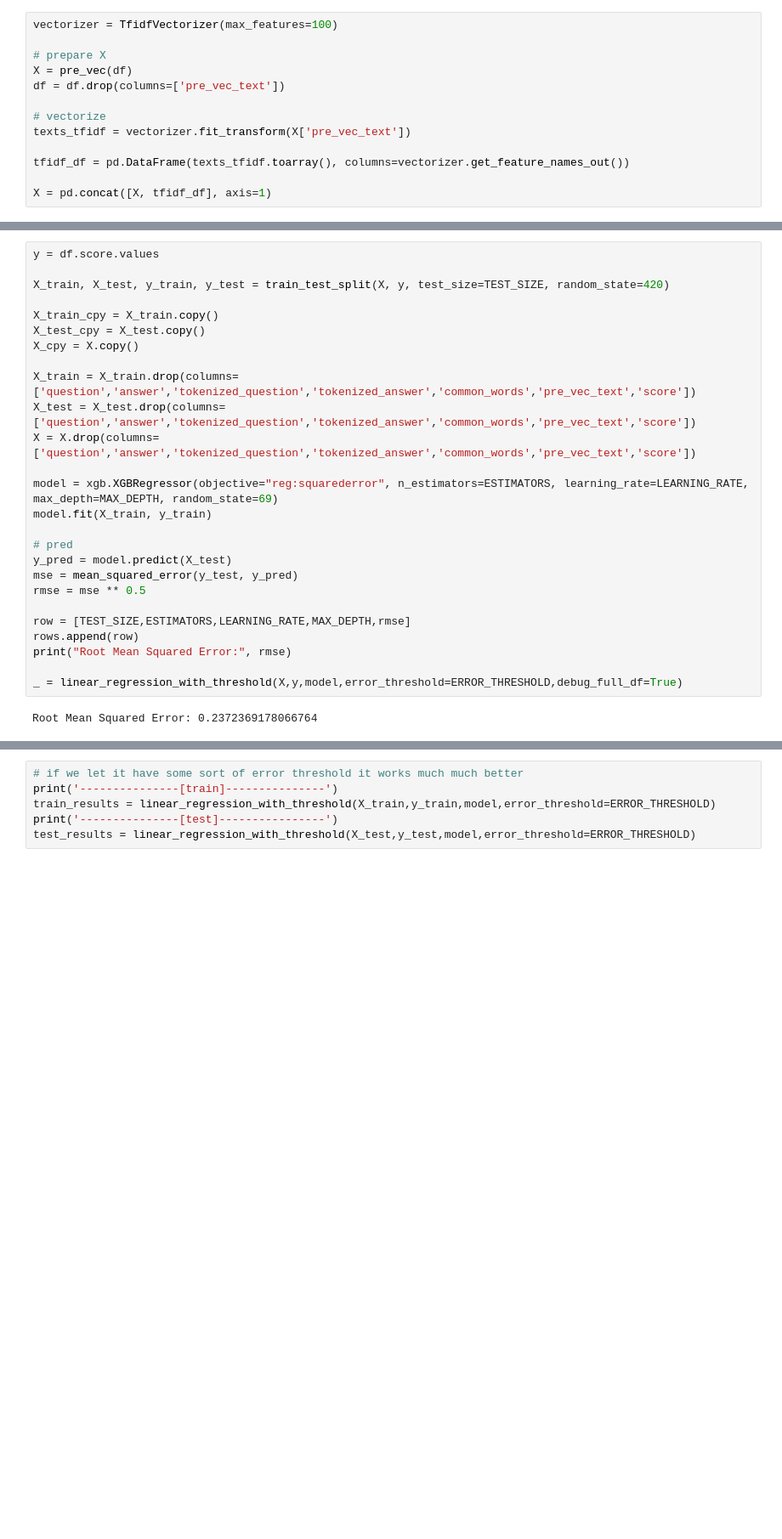
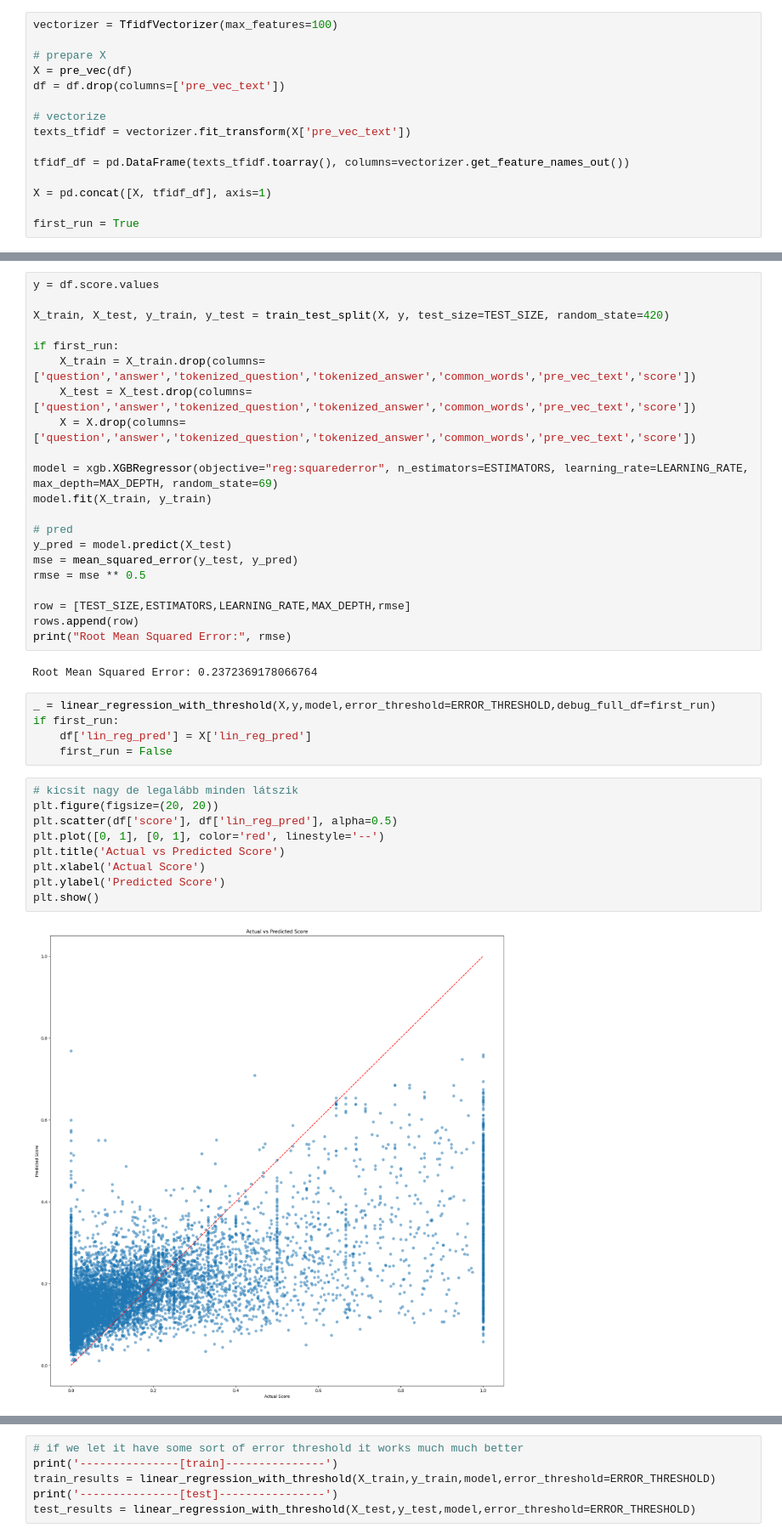
Before and after one commit to yarathealmighty/dumps, a Jupyter notebook: notebooks/askhu_ipynb.ipynb, the cells around one changed output, grey strips where cells are left out. Shown at 85% size. Drawn from its saved outputs; the diff is of its cells as text; blank space fills up the shorter version.

```diff
--- a/notebooks/askhu_ipynb.ipynb
+++ b/notebooks/askhu_ipynb.ipynb
@@ -379,6 +383,8 @@ texts_tfidf = vectorizer.fit_transform(X['pre_vec_text'])
 tfidf_df = pd.DataFrame(texts_tfidf.toarray(), columns=vectorizer.get_feature_names_out())
 
 X = pd.concat([X, tfidf_df], axis=1)
+
+first_run = True
 # %%
 rows = []
 # %%
@@ -394,13 +400,10 @@ y = df.score.values
 
 X_train, X_test, y_train, y_test = train_test_split(X, y, test_size=TEST_SIZE, random_state=420)
 
-X_train_cpy = X_train.copy()
-X_test_cpy = X_test.copy()
-X_cpy = X.copy()
-
-X_train = X_train.drop(columns=['question','answer','tokenized_question','tokenized_answer','common_words','pre_vec_text','score'])
-X_test = X_test.drop(columns=['question','answer','tokenized_question','tokenized_answer','common_words','pre_vec_text','score'])
-X = X.drop(columns=['question','answer','tokenized_question','tokenized_answer','common_words','pre_vec_text','score'])
+if first_run:
+    X_train = X_train.drop(columns=['question','answer','tokenized_question','tokenized_answer','common_words','pre_vec_text','score'])
+    X_test = X_test.drop(columns=['question','answer','tokenized_question','tokenized_answer','common_words','pre_vec_text','score'])
+    X = X.drop(columns=['question','answer','tokenized_question','tokenized_answer','common_words','pre_vec_text','score'])
 
 model = xgb.XGBRegressor(objective="reg:squarederror", n_estimators=ESTIMATORS, learning_rate=LEARNING_RATE, max_depth=MAX_DEPTH, random_state=69)
 model.fit(X_train, y_train)
@@ -413,7 +416,21 @@ rmse = mse ** 0.5
 row = [TEST_SIZE,ESTIMATORS,LEARNING_RATE,MAX_DEPTH,rmse]
 rows.append(row)
 print("Root Mean Squared Error:", rmse)
-
-_ = linear_regression_with_threshold(X,y,model,error_threshold=ERROR_THRESHOLD,debug_full_df=True)
 # %% [output]
 Root Mean Squared Error: 0.2372369178066764
+# %%
+_ = linear_regression_with_threshold(X,y,model,error_threshold=ERROR_THRESHOLD,debug_full_df=first_run)
+if first_run:
+    df['lin_reg_pred'] = X['lin_reg_pred']
+    first_run = False
+# %%
+# kicsit nagy de legalább minden látszik
+plt.figure(figsize=(20, 20))
+plt.scatter(df['score'], df['lin_reg_pred'], alpha=0.5)
+plt.plot([0, 1], [0, 1], color='red', linestyle='--')
+plt.title('Actual vs Predicted Score')
+plt.xlabel('Actual Score')
+plt.ylabel('Predicted Score')
+plt.show()
+# %% [output]
+[figure, added]
```
Also changed, not shown: parts of 9 cells of this notebook.
